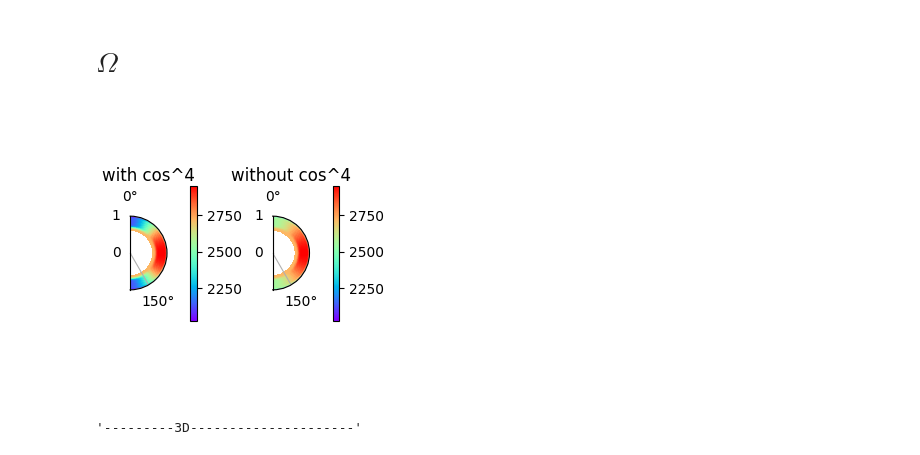
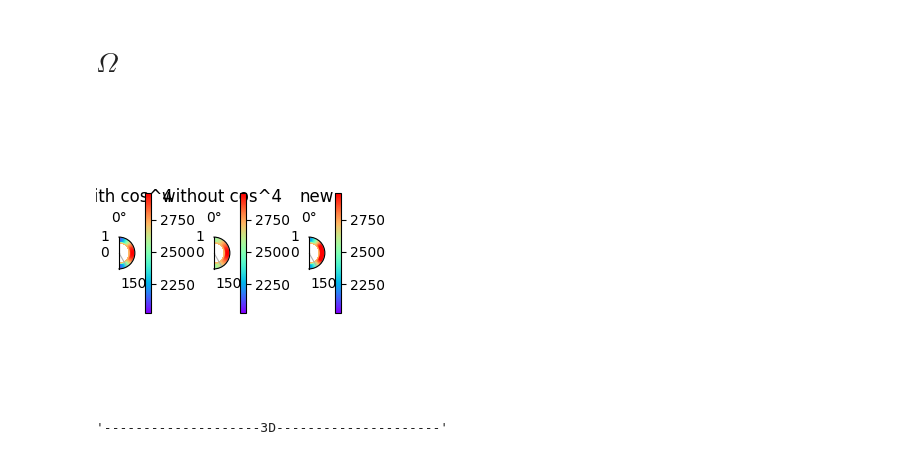
Before and after one commit to lllMcNultylll/Problem-of-Eigenvalue, a Jupyter notebook: 2-dimensional/Profile.ipynb, the cells around one changed output. Drawn from its saved outputs; the diff is of its cells as text; code cells hidden in the pictures.

```diff
--- a/2-dimensional/Profile.ipynb
+++ b/2-dimensional/Profile.ipynb
@@ -28,7 +56,7 @@ plt.plot(x,L)
 # %% [markdown]
 # $\Omega$
 # %%
-%matplotlib widget
+# %matplotlib widget
 import matplotlib as mpl
 from mpl_toolkits.mplot3d import Axes3D
 import numpy as np
@@ -38,7 +66,7 @@ import matplotlib.gridspec as gridspec
 
 
 
-def f(x,theta,i):
+def Omega(x,theta,i):
     O_RZ = 432.8
     if i==0:
         if x<=0.95:
@@ -57,17 +85,38 @@ def f(x,theta,i):
         O1 = 0.5*(1+math.erf((x-0.7)/0.04))
 
         ans = ( O_RZ + (O_CZ - O_RZ) * O1 )*2*math.pi
+    elif i==2:
+        O_E = 494.52
+        O_C = 0.8752
+        a2 = 0.1264
+        a4 = 0.1591
+        O_S = 1 - a2 * np.cos(theta)**2 - a4 * np.cos(theta)**4
+        O1 = 0.5*(1+math.erf((x-0.7)/0.05))
+        ans =  ( O_C  + (O_S-O_C) * O1 ) * O_E * 2 * math.pi
 
     return ans
 
 
 
-fig, axes = plt.subplots(1,2,subplot_kw={'projection': 'polar'}, figsize=(3,3))
+def Omega1(x,theta,i):
+    O_E = 494.52
+    O_C = 0.8752
+    a2 = 0.1264
+    a4 = 0.1591
+    O_S = 1 - a2 * np.cos(theta)**2 - a4 * np.cos(theta)**4
+    O1 = 0.5*(1+math.erf((x-0.7)/0.05))
+    ans =  ( O_C  + (O_S-O_C) * O1 ) * O_E
+    return ans
+
+
+
+fig, axes = plt.subplots(1,3,subplot_kw={'projection': 'polar'}, figsize=(3,3))
 # fig=plt.figure(figsize=(3,3),dpi=100)
 # gs=gridspec.GridSpec(1, 2, width_ratios=[1,1])
 # axes = [ plt.subplot( gs[0] , projection='polar' ) , plt.subplot( gs[1] , projection='polar' ) ]
-for k in range(2):
+for k in range(3):
     x = np.linspace(0.6,1,100)
+    # x = np.linspace(0,1,100)
     theta = np.linspace(0,np.pi,100)
     xL, thetaL = np.meshgrid( x, theta )
     a,b=xL.shape
@@ -79,7 +128,7 @@ for k in range(2):
         for j in range(b):
             x=xL[i][j]
             theta=thetaL[i][j]
-            O[i][j] = f(x,theta,k)
+            O[i][j] = Omega(x,theta,k)
             M[i][j] = x*np.cos(theta)
             N[i][j] = x*np.sin(theta)
     if k == 0:
@@ -97,33 +146,36 @@ for k in range(2):
 
     fig.colorbar(c, ax=axes[k],shrink=0.5)
 
 
 
     axes[k].set_thetamin(0.0)
     axes[k].set_thetamax(180.0)
     axes[k].set_theta_offset(1/2*np.pi)
     axes[k].set_theta_direction(-1)
     if k==0:
         axes[k].set_title('with cos^4')
     elif k==1:
         axes[k].set_title('without cos^4')
+    elif k==2:
+        axes[k].set_title('new')
+
 
 plt.tight_layout()
 plt.show()
 
-'---------3D---------------------'
+'--------------------3D---------------------'
     # fig = plt.figure()
     # # ax = Axes3D(fig)
     # # fig.add_axes(ax)
     # ax = fig.add_subplot(111, projection='3d')
 
     # plt.rcParams['font.sans-serif']=['FangSong'] # 用来正常显示中文标签
     # plt.rcParams['axes.unicode_minus']=False # 用来正常显示负号
 
     # ax.plot_surface(M,N,O, rstride=1, cstride=1, cmap=plt.get_cmap('rainbow'))
     # ax.set_xlabel('X')
     # ax.set_ylabel('Y')
     # plt.show()
 # %% [output]
-[figure, old version]
+[figure, new version]
-'---------3D---------------------'
+'--------------------3D---------------------'
```
Also changed, not shown: parts of 4 cells of this notebook, 2 other files.
